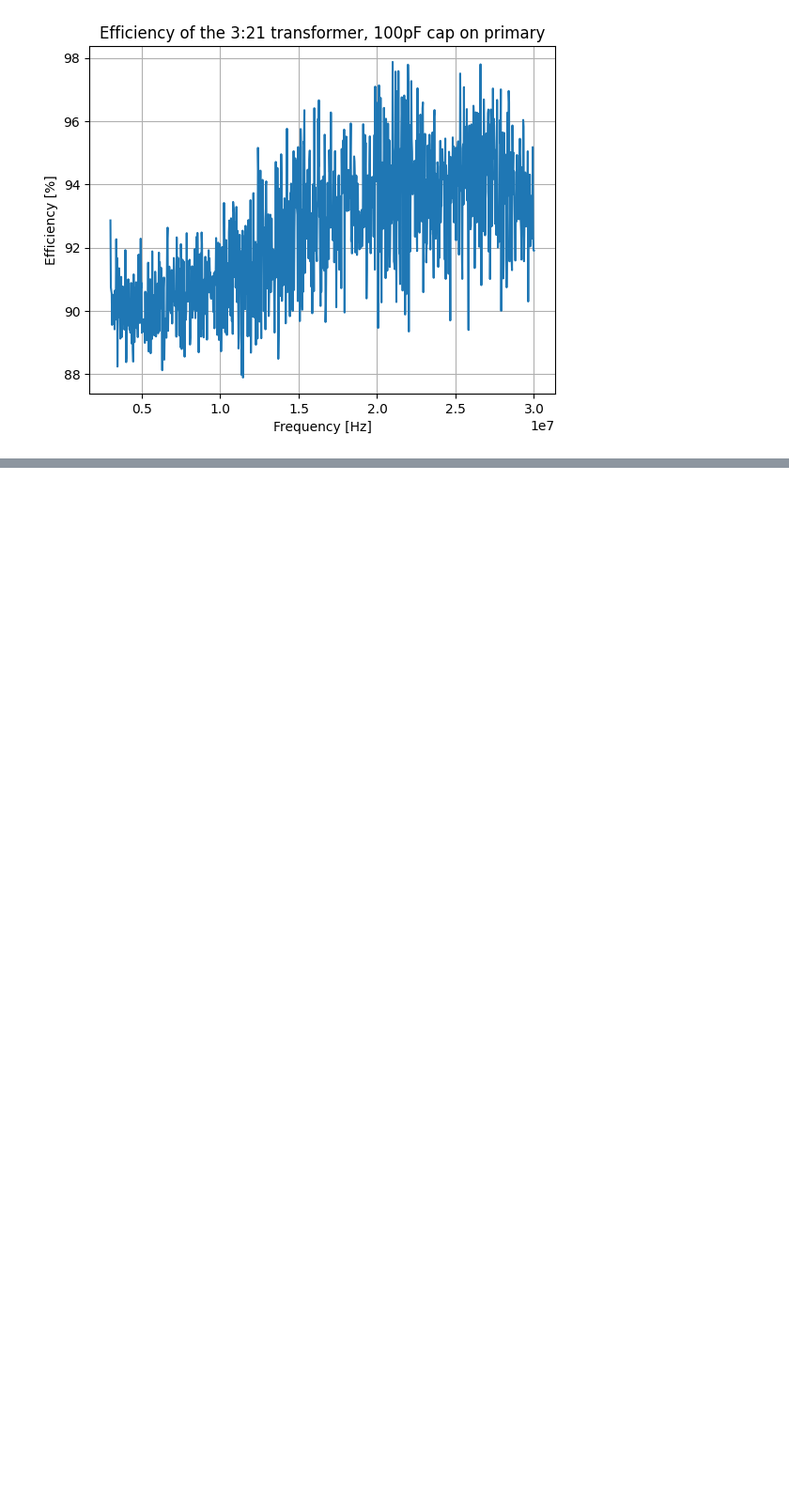
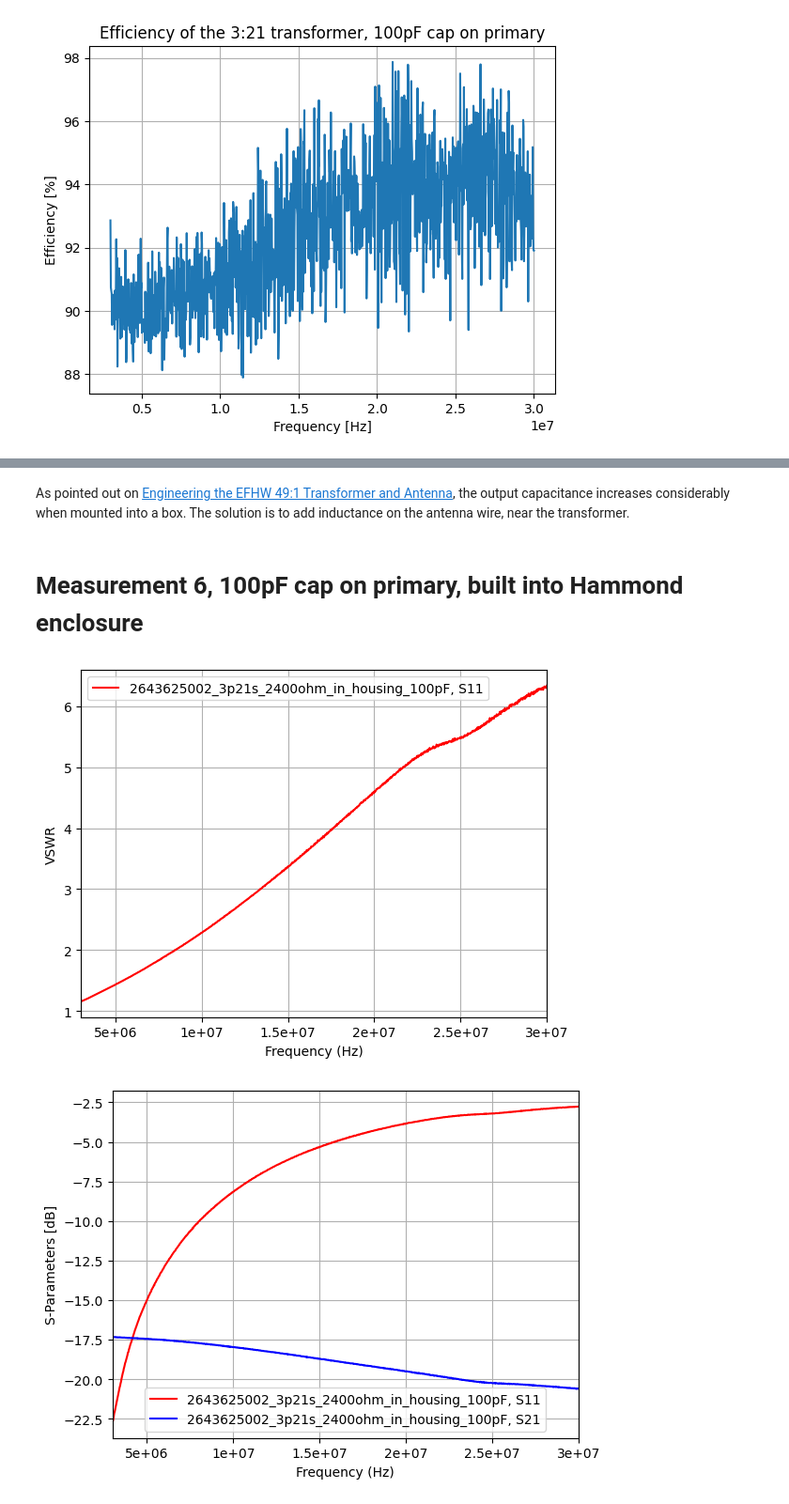
Before and after one commit to LieBtrau/zombocalypse-emcomms, a Jupyter notebook: impedance_transformer/Measurement_Results/Fair-Rite_2643625002/2643625002.ipynb, the cells around one changed output, grey strips where cells are left out. Shown: that part at 94% size. Drawn from its saved outputs; the diff is of its cells as text; code cells hidden in the pictures; blank space fills up the shorter version.

```diff
--- a/impedance_transformer/Measurement_Results/Fair-Rite_2643625002/2643625002.ipynb
+++ b/impedance_transformer/Measurement_Results/Fair-Rite_2643625002/2643625002.ipynb
@@ -127,0 +145,14 @@ plot_efficiency(nw.f, loss_db,'Efficiency of the 3:21 transformer, 100pF cap on
+# %% [markdown]
+As pointed out on [Engineering the EFHW 49:1 Transformer and Antenna](https://squashpractice.com/2021/07/20/engineering-the-efhw-491-transformer-and-antenna/), the output capacitance increases considerably when mounted into a box.  The solution is to add inductance on the antenna wire, near the transformer.
+# %% [markdown]
+# Measurement 6, 100pF cap on primary, built into Hammond enclosure
+# %%
+nw = rf.Network('./2643625002_3p21s_2400ohm_in_housing_100pF.s2p')
+nw_cal = rf.Network('./cal_2400ohm.s2p')
+plot_vswr(nw)
+plot_s_parameters(nw)
+loss_db = plot_transformer_loss(nw, nw_cal, 'Loss of the 3:21 transformer, built into the housing, 100pF cap on primary')
+plot_efficiency(nw.f, loss_db,'Efficiency of the 3:21 transformer, built into the housing, 100pF cap on primary')
+# %% [output]
+[figure, added]
+[figure, added]
```
Also changed, not shown: parts of 6 cells of this notebook, 4 other files.
